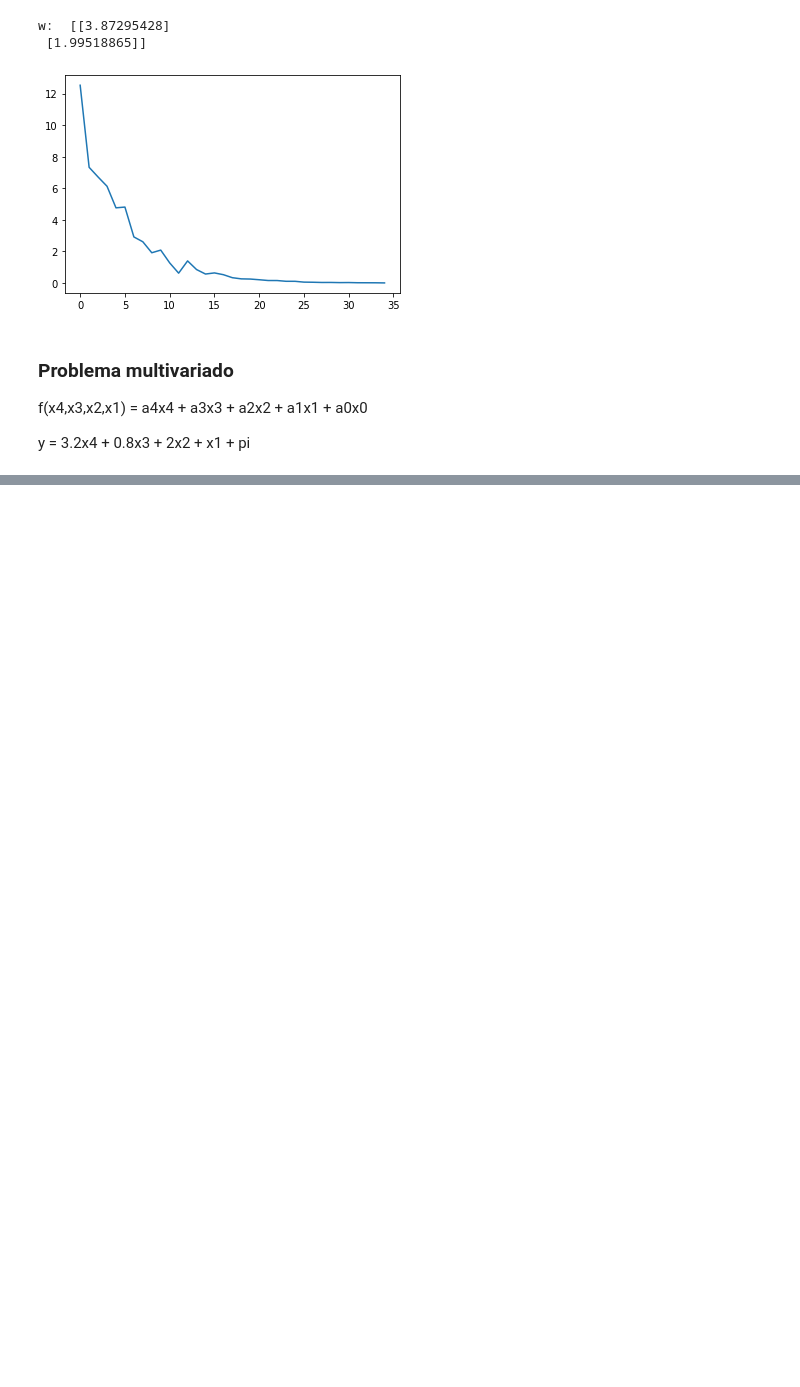
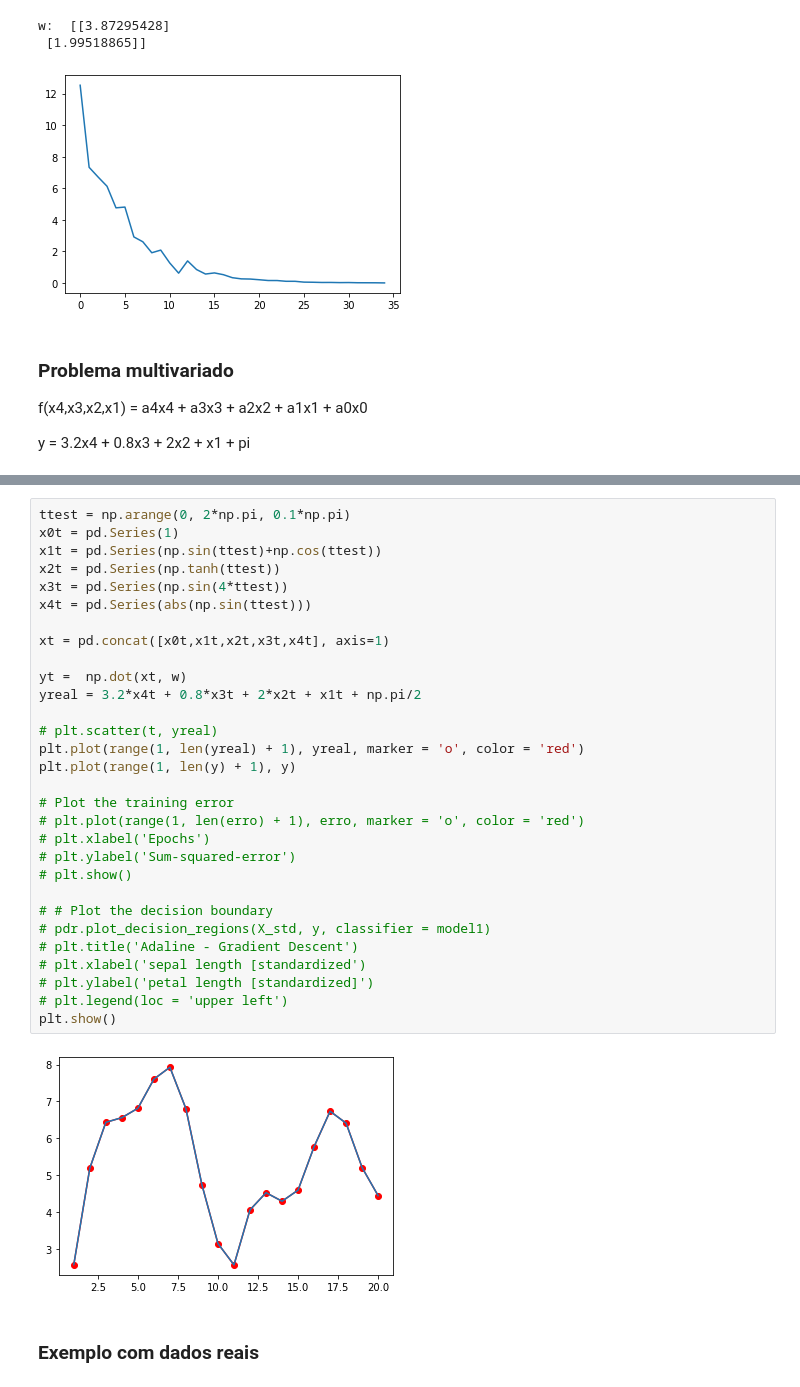
Before and after one commit to jueta/Artificial-Neural-Networks, a Jupyter notebook: 课三/exercicio3.ipynb, the cells around one changed output, grey strips where cells are left out. Cells and saved outputs as stored; diff of their text form; blank space fills up the shorter version.

```diff
--- a/课三/exercicio3.ipynb
+++ b/课三/exercicio3.ipynb
@@ -137,0 +138,34 @@ w:  [[1.01577848]
+# %%
+ttest = np.arange(0, 2*np.pi, 0.1*np.pi)
+x0t = pd.Series(1)
+x1t = pd.Series(np.sin(ttest)+np.cos(ttest))
+x2t = pd.Series(np.tanh(ttest))
+x3t = pd.Series(np.sin(4*ttest))
+x4t = pd.Series(abs(np.sin(ttest)))
+
+xt = pd.concat([x0t,x1t,x2t,x3t,x4t], axis=1)
+
+yt =  np.dot(xt, w)
+yreal = 3.2*x4t + 0.8*x3t + 2*x2t + x1t + np.pi/2
+
+# plt.scatter(t, yreal)
+plt.plot(range(1, len(yreal) + 1), yreal, marker = 'o', color = 'red')
+plt.plot(range(1, len(y) + 1), y)
+
+# Plot the training error
+# plt.plot(range(1, len(erro) + 1), erro, marker = 'o', color = 'red')
+# plt.xlabel('Epochs')
+# plt.ylabel('Sum-squared-error')
+# plt.show()
+
+# # Plot the decision boundary
+# pdr.plot_decision_regions(X_std, y, classifier = model1)
+# plt.title('Adaline - Gradient Descent')
+# plt.xlabel('sepal length [standardized')
+# plt.ylabel('petal length [standardized]')
+# plt.legend(loc = 'upper left')
+plt.show()
+# %% [output]
+[figure, added]
+# %% [markdown]
+### Exemplo com dados reais
```
Also changed, not shown: parts of 6 cells of this notebook, 6 other files.
